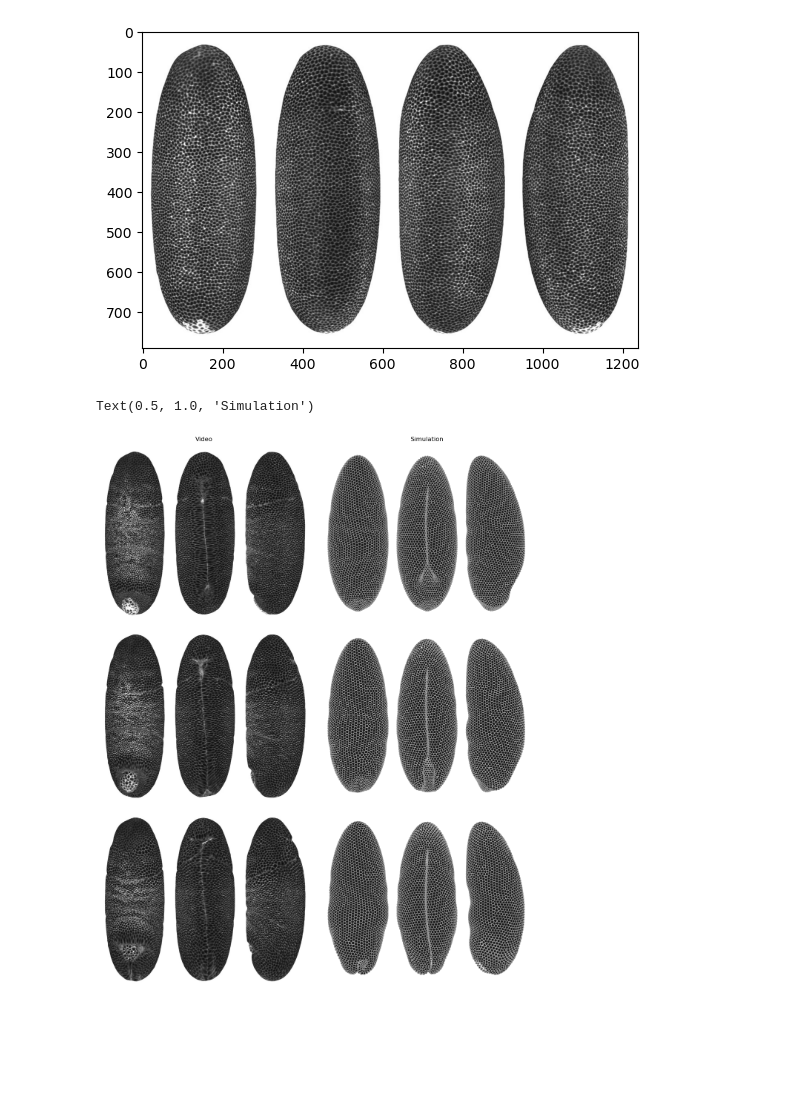
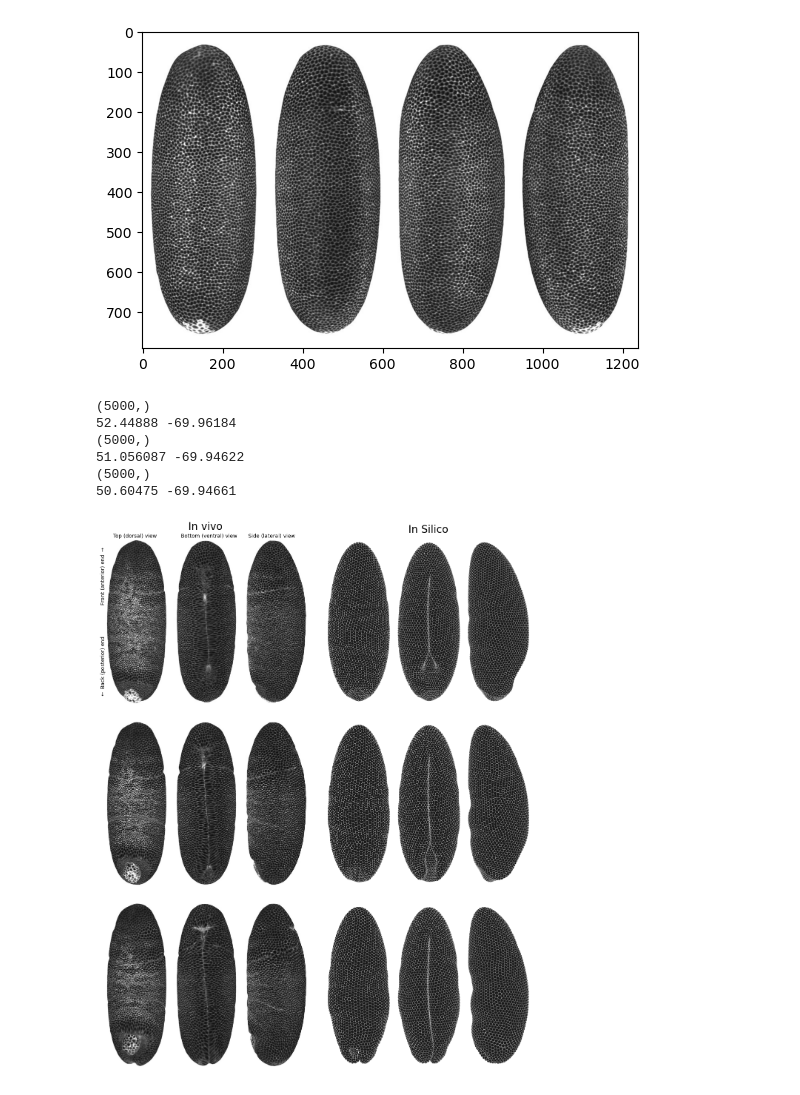
Before and after one commit to JakobSchauser/Thesis, a Jupyter notebook: CompareToData/VisualComp/visualcomp.ipynb, the cells around one changed output. Drawn from its saved outputs; the diff is of its cells as text; code cells hidden in the pictures; blank space fills up the shorter version.

```diff
--- a/CompareToData/VisualComp/visualcomp.ipynb
+++ b/CompareToData/VisualComp/visualcomp.ipynb
@@ -48,54 +51,75 @@ frames = load_video('fourway.mp4')
 def plot_sim_img(i, ax):
     xx, yy, zz = positions[i, :, 0], positions[i, :, 1], positions[i, :, 2]
 
-
+    print(xx.shape)
+    print(np.max(xx), np.min(xx))
     facecol = (0.1,0.1,0.1,1)
     edgecol = (0.6,0.6,0.6,1)
+    edgecol = (1., 1., 1.,0.6)
     # edgecol = "none"
-    s = 9
+    s = 6
     dist = 55
     # dorsal
     yyy, xxx = yy, -xx
     zsort = np.argsort(zz)
-    ax.scatter(yyy[zsort], xxx[zsort], edgecolors=edgecol, facecolors=facecol, s = s*(zz[zsort]+20)/10,)
+    ax.scatter(-yyy[zsort], xxx[zsort], edgecolors=edgecol, facecolors=facecol, s = s*(zz[zsort]+40)/8,  linewidth=0.5, )
 
     # ventral
     yyy, xxx = yy, -xx
     zsort = np.argsort(zz)[::-1]
-    ax.scatter(-yyy[zsort] + dist, xxx[zsort], edgecolors=edgecol, facecolors=facecol, s = -s*(zz[zsort]-20)/10)
+    ax.scatter(-yyy[zsort] + dist, xxx[zsort], edgecolors=edgecol, facecolors=facecol, s = -s*(zz[zsort]-40)/8,  linewidth=0.5,)
 
     # side
     zzz, xxx = zz, -xx
     ysort = np.argsort(yy)
-    ax.scatter(-zzz[ysort]+ 2*dist, xxx[ysort] , edgecolors=edgecol, facecolors=facecol, s = s*(yy+10)[ysort]/8)
+    ax.scatter(-zzz[ysort]+ 2*dist, xxx[ysort] , edgecolors=edgecol, facecolors=facecol, s = s*(yy+40)[ysort]/8,  linewidth=0.5,)
 
-    ax.set_xlim(-30, 140)
-    ax.set_ylim(-63, 80)
+    # ax.set_xlim(-30, 140)
+    # ax.set_ylim(-63, 80)
 
     ax.set_aspect('equal')
 # %%
 xsize = 12
 ysize = 5
 n_images = 3
 fig, axs = plt.subplots(n_images, 2, figsize=(xsize, ysize*n_images), constrained_layout=True)
 
 video_axs = axs[:, 0]
 sim_axs = axs[:, 1]
 
 offset = 6
-sim_speed = 900
-stas_speed = 15
+sim_speed = 890
+stas_speed = 14
 
 for i in range(n_images):
     iii = i + offset
     video_axs[i].imshow(cv2.cvtColor(frames[iii*stas_speed][:,:920], cv2.COLOR_BGR2RGB))
     video_axs[i].axis('off')
 
     plot_sim_img((i+1)*sim_speed, sim_axs[i])
     sim_axs[i].axis('off')
 
-video_axs[0].set_title("Video")
-sim_axs[0].set_title("Simulation")
+
+video_axs[0].set_title("In vivo", fontsize = 20)
+sim_axs[0].set_title("In Silico", fontsize = 20)
+
+ty = 20
+axs[0, 0].text(50,ty,"Top (dorsal) view")
+axs[0, 0].text(350,ty,"Bottom (ventral) view")
+axs[0, 0].text(650,ty,"Side (lateral) view")
+
+#rotate 90 degrees
+axs[0, 0].text(-10,720,"$\leftarrow$ Back (posterior) end                   Front (anterior) end $\\rightarrow$", rotation = 90)
+
+# save as pdf
+plt.savefig("comparison.pdf")
+
+plt.show()
 # %% [output]
-Text(0.5, 1.0, 'Simulation')
+(5000,)
+52.44888 -69.96184
+(5000,)
+51.056087 -69.94622
+(5000,)
+50.60475 -69.94661
-[figure, old version]
+[figure, new version]
```
Also changed, not shown: parts of 2 cells of this notebook, 5 other files.
